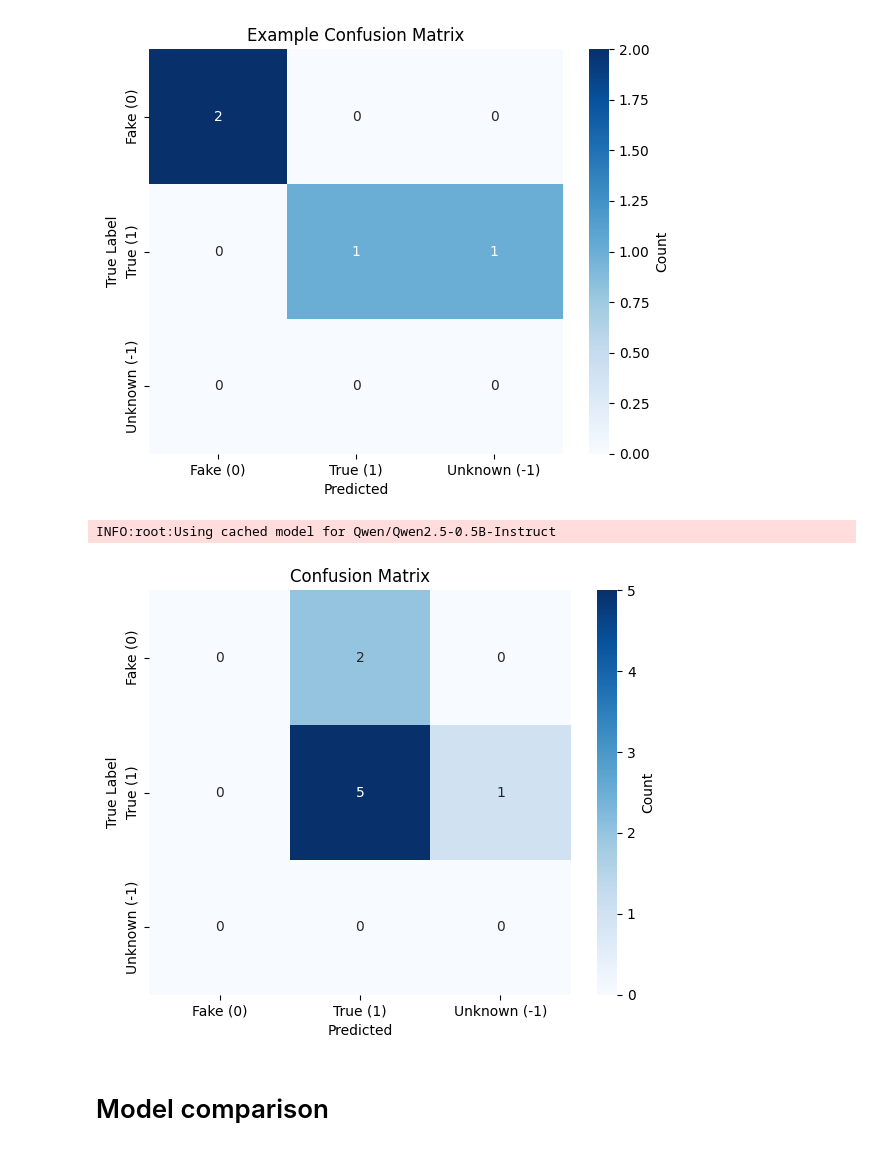
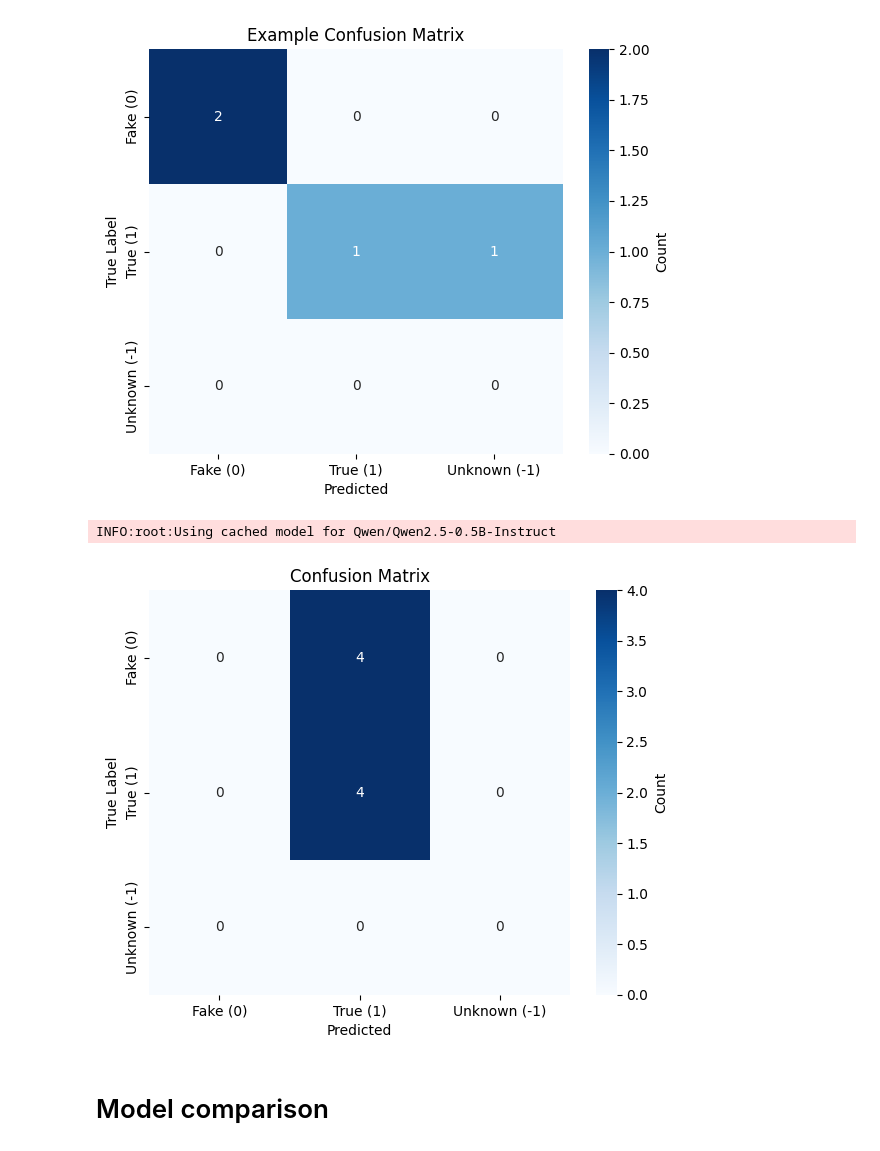
Before and after one commit to paul-talma/fake_news_interpretability, a Jupyter notebook: llm_inference_pipeline.ipynb, the cells around one changed output. Saved outputs shown, nothing was run; the diff lists cells and outputs as text; code cells hidden in the pictures.

```diff
--- a/llm_inference_pipeline.ipynb
+++ b/llm_inference_pipeline.ipynb
@@ -184,8 +193,8 @@ def make_prompts(
     for article in articles:
         user_text = user_template.format(article=article)
         messages = [
-            {"role": "system", "content": system},
-            {"role": "user", "content": user_text},
+            # {"role": "system", "content": system},
+            {"role": "user", "content": system + user_text + "\n CLASSIFICATION (0 or 1):"},
         ]
         if prefilled:
             messages.append(
@@ -367,13 +389,11 @@ INFO:root:Successfully tokenized prompt
 ### Generate Predictions
 # %%
 # Batched synchronous generation and streaming demo
-
-
 def generate_batch(
     model,
     tokenizer,
     prompts: list[list[dict[str, str]]],
-    max_new_tokens: int = 32,
+    max_new_tokens: int = 200,
     temperature: float = 0.0,
     do_sample: bool = False,
     batch_size: int = 4,
@@ -454,7 +474,7 @@ This seems fake. -> 0
 # %% [markdown]
 ### Test generation
 # %%
-articles = dataset["article"].iloc[:3]
+articles = samples["article"].iloc[:3]
 messages = make_prompts(articles)
 processed_messages = tokenizer.apply_chat_template(
     messages,
@@ -534,28 +554,28 @@ Accuracy: 0.75
 # %%
 # Full pipeline runner for a model name (small, non-optimized demo)
 
 
 def run_pipeline_on_dataset(
     model_name: str,
     df: pd.DataFrame,
     k: int = 20,
     sample_mode: str = "random",
     seed: Optional[int] = None,
 ):
     model, tokenizer = load_model(model_name)
     samples = sample_k(df, k=k, mode=sample_mode, seed=seed)
     prompts = make_prompts(samples.article.tolist())
     outputs = generate_batch(model, tokenizer, prompts, batch_size=4)
     preds = [extract_classification(o) for o in outputs]
     metrics = compute_metrics(samples.label.tolist(), preds)
-    return {"model": model_name, "metrics": metrics, "preds": preds, "samples": samples}
+    return {"model": model_name, "metrics": metrics, "preds": preds, "prompts": prompts, "outputs": outputs, "labels": samples.label.tolist()}
 
 
 demo_res = run_pipeline_on_dataset(pipeline_spec.default_model, dataset, k=8)
 plot_confusion_matrix(demo_res["metrics"]["confusion_matrix"])
 # %% [output]
 INFO:root:Using cached model for Qwen/Qwen2.5-0.5B-Instruct
-[figure, old version]
+[figure, new version]
 # %% [markdown]
 # Model comparison
 # %% [markdown]
```
Also changed, not shown: parts of 11 cells of this notebook.
